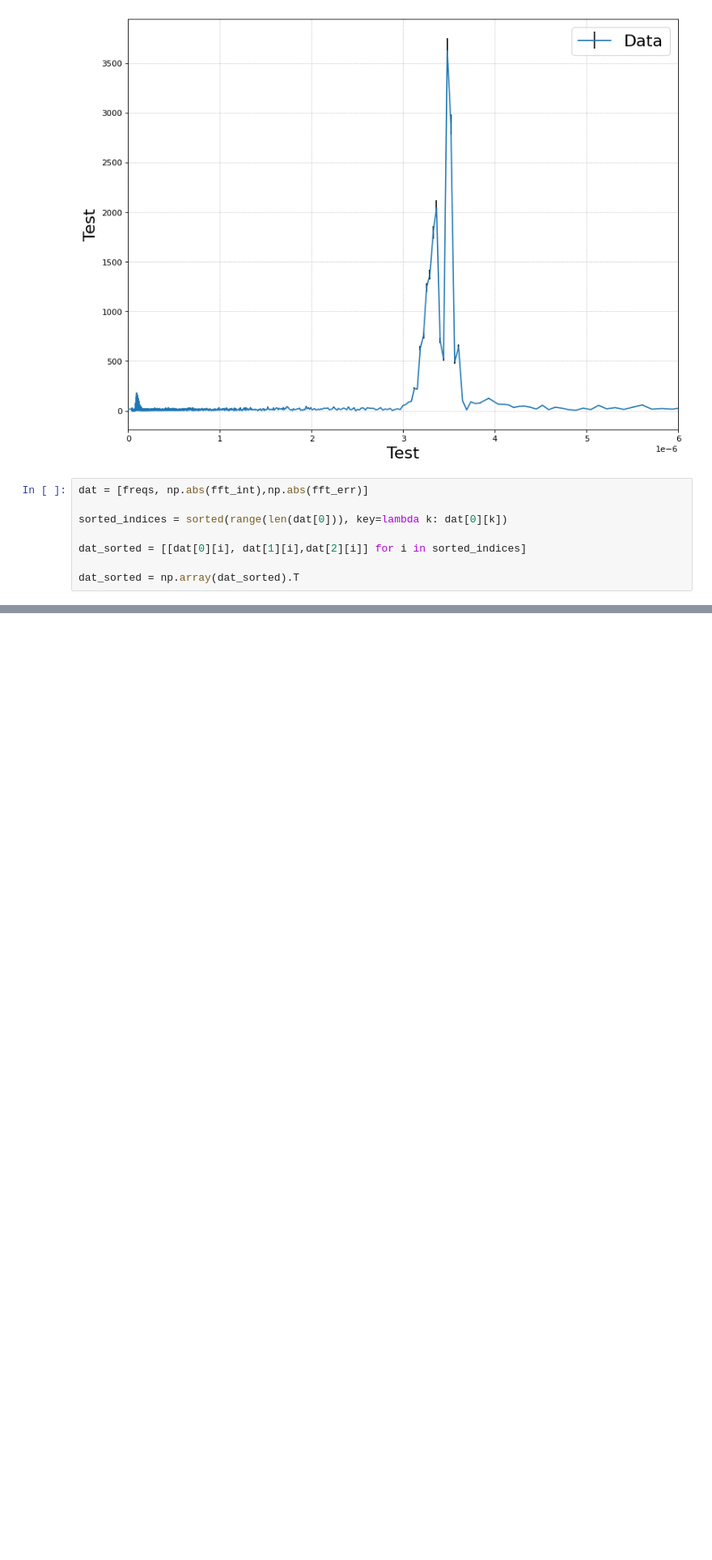
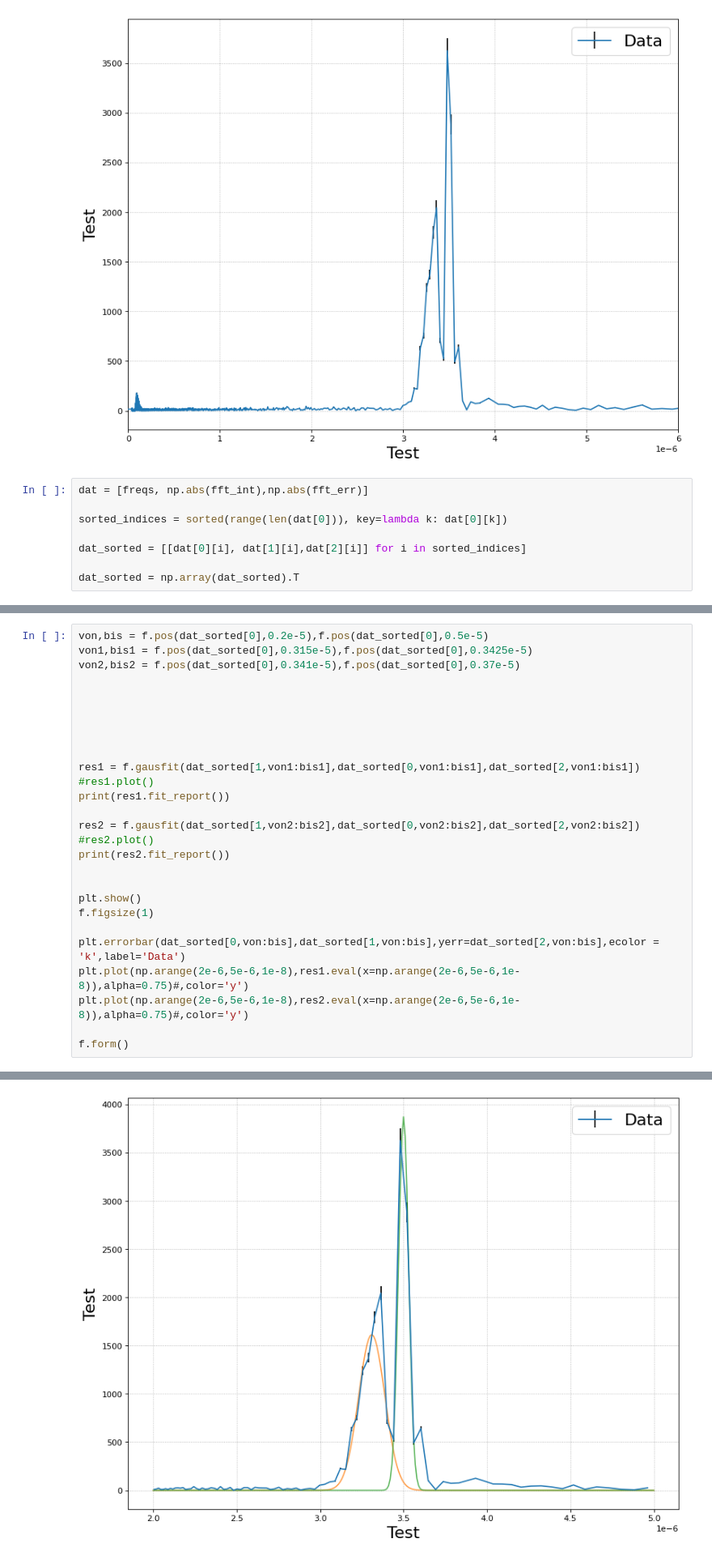
Before and after one commit to Friedrich-Jahns/Fortgeschrittenen-Praktikum-Physik, a Jupyter notebook: FP4_Michelson/A6/A6.ipynb, the cells around one changed output, grey strips where cells are left out. Shown at 81% size. Saved outputs shown, nothing was run; the diff lists cells and outputs as text; blank space fills up the shorter version.

```diff
--- a/FP4_Michelson/A6/A6.ipynb
+++ b/FP4_Michelson/A6/A6.ipynb
@@ -106,0 +76,28 @@ print(res.fit_report())
+# %%
+von,bis = f.pos(dat_sorted[0],0.2e-5),f.pos(dat_sorted[0],0.5e-5)
+von1,bis1 = f.pos(dat_sorted[0],0.315e-5),f.pos(dat_sorted[0],0.3425e-5)
+von2,bis2 = f.pos(dat_sorted[0],0.341e-5),f.pos(dat_sorted[0],0.37e-5)
+
+
+
+
+
+
+res1 = f.gausfit(dat_sorted[1,von1:bis1],dat_sorted[0,von1:bis1],dat_sorted[2,von1:bis1])
+#res1.plot()
+print(res1.fit_report())
+
+res2 = f.gausfit(dat_sorted[1,von2:bis2],dat_sorted[0,von2:bis2],dat_sorted[2,von2:bis2])
+#res2.plot()
+print(res2.fit_report())
+
+
+plt.show()
+f.figsize(1)
+
+plt.errorbar(dat_sorted[0,von:bis],dat_sorted[1,von:bis],yerr=dat_sorted[2,von:bis],ecolor = 'k',label='Data')
+plt.plot(np.arange(2e-6,5e-6,1e-8),res1.eval(x=np.arange(2e-6,5e-6,1e-8)),alpha=0.75)#,color='y')
+plt.plot(np.arange(2e-6,5e-6,1e-8),res2.eval(x=np.arange(2e-6,5e-6,1e-8)),alpha=0.75)#,color='y')
+
+f.form()
+# %% [output]
@@ -106,0 +121 @@ print(res.fit_report())
+[figure, added]
```
Also changed, not shown: parts of 4 cells of this notebook.
